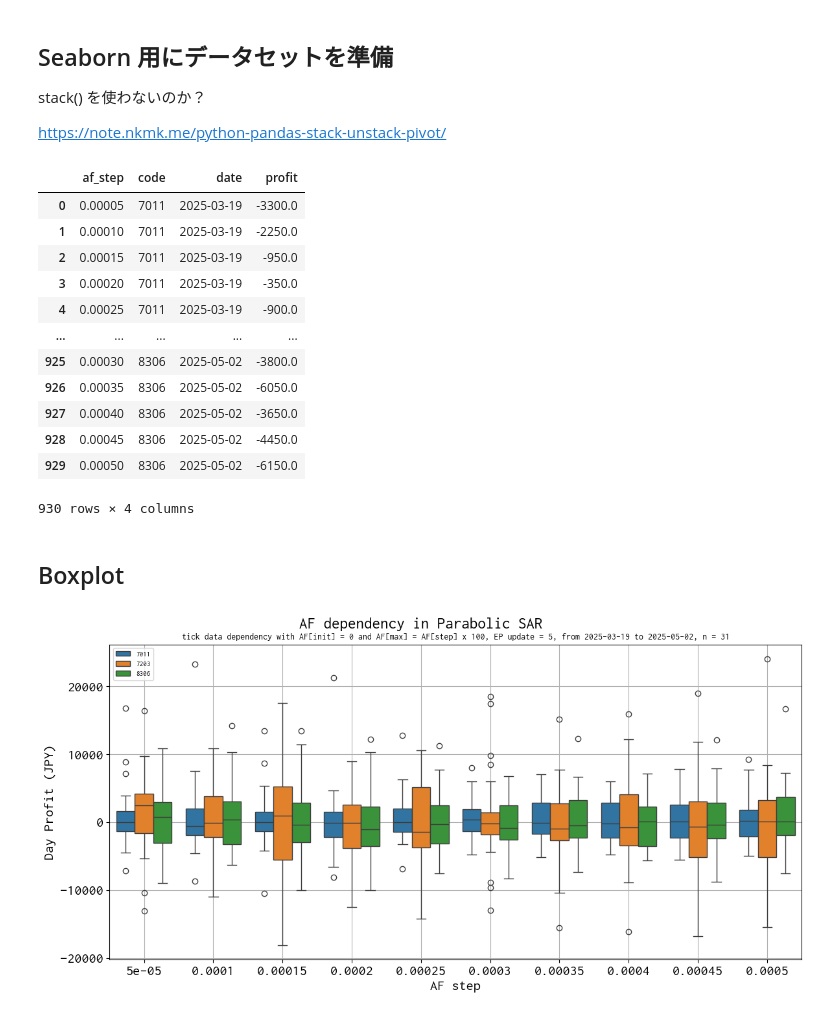
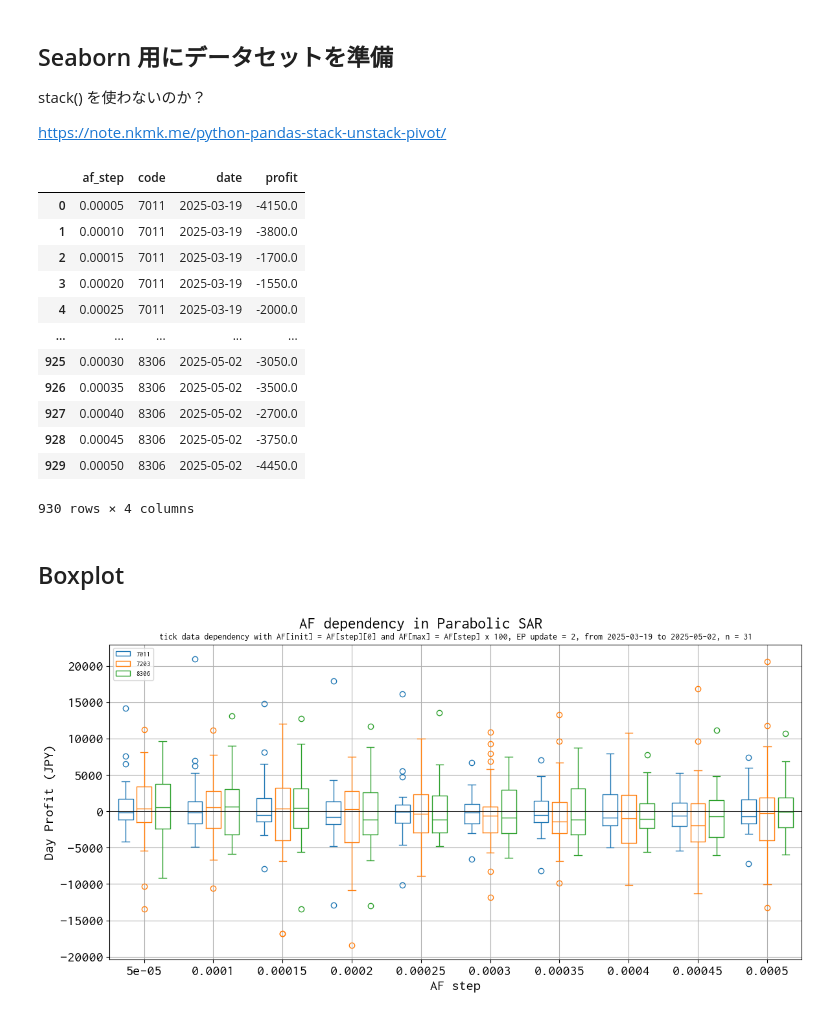
Before and after one commit to bitwalk123/day_trade_simulator, a Jupyter notebook: jupyter/exp_trial_002_epupd_3.ipynb, the cells around one changed output. Saved outputs shown, nothing was run; the diff lists cells and outputs as text; code cells hidden in the pictures.

```diff
--- a/jupyter/exp_trial_002_epupd_3.ipynb
+++ b/jupyter/exp_trial_002_epupd_3.ipynb
@@ -127,16 +127,32 @@ plt.rcParams['font.size'] = 16
 fig = plt.figure(figsize=(12, 6))
 ax = fig.add_subplot(111)
 
-sns.boxplot(data=df, x='af_step', y='profit', hue='code', linewidth=1, fill=False, gap=.2, ax=ax)
+x = df_sum['af_step']
+y = dict()
+for i, code in enumerate(['7011', '7203', '8306']):
+    y[i] = df_sum[code]
+    ax.plot(x, y[i], label='%s' % code, lw=1)
+
+threshold = 0
+ax.fill_between(
+    x, 0, 1,
+    where=(y[0] > threshold) & (y[1] > threshold) & (y[2] > threshold),
+    color='blue',
+    alpha=0.1,
+    transform=ax.get_xaxis_transform()
+)
+
 ax.axhline(0, color='black', lw=0.5)
+#ax.set_xscale('log')
+ax.grid(which='major', color='gray',linestyle='-', linewidth=0.5)
+ax.grid(which='minor', color='gray',linestyle='dotted', linewidth=0.5)
+
 ax.set_xlabel('AF step')
-ax.set_ylabel('Day Profit (JPY)')
-ax.legend(fontsize=8)
-
-ax.grid()
+ax.set_ylabel('Total Profit (JPY)')
+ax.legend(fontsize=9)
 
 ax.set_title(
-    'tick data dependency with AF[init] = AF[step][0] and AF[max] = AF[step] x 100, EP update = 3, from %s to %s, n = %d' % (
+    'tick data dependency with AF[init] = AF[step][0] and AF[max] = AF[step] x 100, EP update = 2, from %s to %s, n = %d' % (
         list_date[0], list_date[len(list_date) - 1], len(list_date)
     ),
     fontsize=10
@@ -144,6 +160,6 @@ ax.set_title(
 
 plt.suptitle('AF dependency in Parabolic SAR', fontsize=18)
 plt.subplots_adjust(left=0.1, right=0.99, bottom=0.1, top=0.91)
-plt.savefig('./%s/boxplot.png' % name_doe)
+plt.savefig('./%s/total.png' % name_doe)
 plt.show()
 # %% [output]
@@ -168,17 +184,17 @@ for code, df_code in zip(['7011', '7203', '8306'], [df_7011, df_7203, df_8306]):
 df
 # %% [output]
 |  | af_step | code | date | profit |
-| 0 | 0.00005 | 7011 | 2025-03-19 | -3300.0 |
-| 1 | 0.00010 | 7011 | 2025-03-19 | -2250.0 |
-| 2 | 0.00015 | 7011 | 2025-03-19 | -950.0 |
-| 3 | 0.00020 | 7011 | 2025-03-19 | -350.0 |
-| 4 | 0.00025 | 7011 | 2025-03-19 | -900.0 |
+| 0 | 0.00005 | 7011 | 2025-03-19 | -4150.0 |
+| 1 | 0.00010 | 7011 | 2025-03-19 | -3800.0 |
+| 2 | 0.00015 | 7011 | 2025-03-19 | -1700.0 |
+| 3 | 0.00020 | 7011 | 2025-03-19 | -1550.0 |
+| 4 | 0.00025 | 7011 | 2025-03-19 | -2000.0 |
 | ... | ... | ... | ... | ... |
-| 925 | 0.00030 | 8306 | 2025-05-02 | -3800.0 |
-| 926 | 0.00035 | 8306 | 2025-05-02 | -6050.0 |
-| 927 | 0.00040 | 8306 | 2025-05-02 | -3650.0 |
-| 928 | 0.00045 | 8306 | 2025-05-02 | -4450.0 |
-| 929 | 0.00050 | 8306 | 2025-05-02 | -6150.0 |
+| 925 | 0.00030 | 8306 | 2025-05-02 | -3050.0 |
+| 926 | 0.00035 | 8306 | 2025-05-02 | -3500.0 |
+| 927 | 0.00040 | 8306 | 2025-05-02 | -2700.0 |
+| 928 | 0.00045 | 8306 | 2025-05-02 | -3750.0 |
+| 929 | 0.00050 | 8306 | 2025-05-02 | -4450.0 |
 930 rows × 4 columns
 # %% [markdown]
 ## Boxplot
@@ -186,33 +202,34 @@ df
 FONT_PATH = "../fonts/RictyDiminished-Regular.ttf"
 fm.fontManager.addfont(FONT_PATH)
 
 # FontPropertiesオブジェクト生成（名前の取得のため）
 font_prop = fm.FontProperties(fname=FONT_PATH)
 font_prop.get_name()
 
 plt.rcParams['font.family'] = font_prop.get_name()
 plt.rcParams['font.size'] = 16
 
 fig = plt.figure(figsize=(12, 6))
 ax = fig.add_subplot(111)
 
-sns.boxplot(data=df, x='af_step', y='profit', hue='code', ax=ax)
+sns.boxplot(data=df, x='af_step', y='profit', hue='code', linewidth=1, fill=False, gap=.2, ax=ax)
+ax.axhline(0, color='black', lw=0.5)
 ax.set_xlabel('AF step')
 ax.set_ylabel('Day Profit (JPY)')
 ax.legend(fontsize=8)
 
 ax.grid()
 
 ax.set_title(
-    'tick data dependency with AF[init] = AF[step][0] and AF[max] = AF[step] x 100, EP update = 3, from %s to %s, n = %d' % (
+    'tick data dependency with AF[init] = AF[step][0] and AF[max] = AF[step] x 100, EP update = 2, from %s to %s, n = %d' % (
         list_date[0], list_date[len(list_date) - 1], len(list_date)
     ),
     fontsize=10
 )
 
 plt.suptitle('AF dependency in Parabolic SAR', fontsize=18)
 plt.subplots_adjust(left=0.1, right=0.99, bottom=0.1, top=0.91)
 plt.savefig('./%s/boxplot.png' % name_doe)
 plt.show()
 # %% [output]
-[figure, old version]
+[figure, new version]
```
Also changed, not shown: parts of 2 cells of this notebook, 5 other files.
